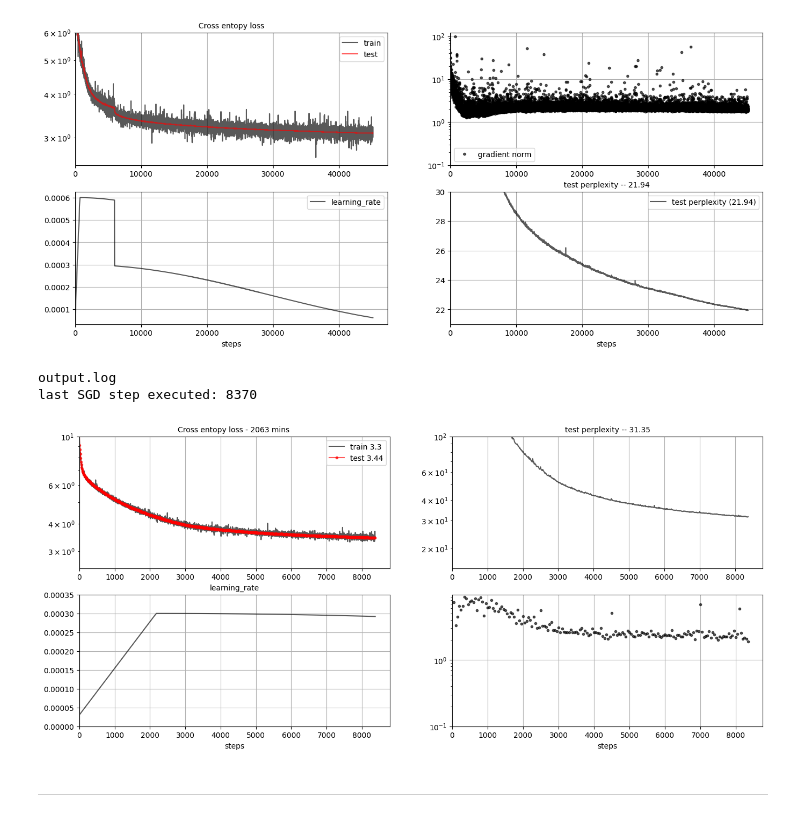
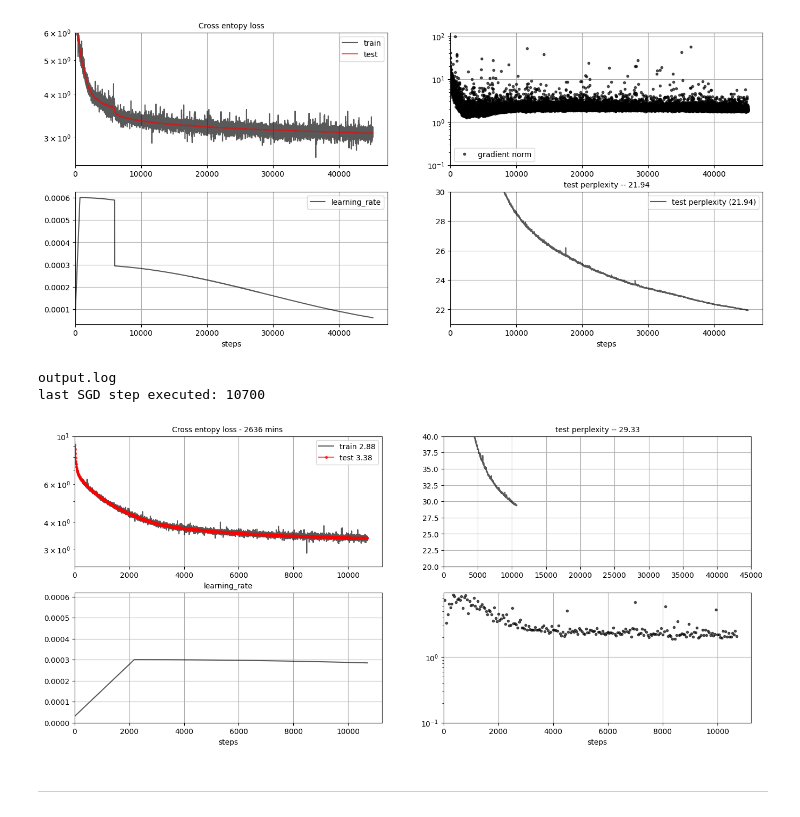
Before and after one commit to ozkansafak/decoder-llm, a Jupyter notebook: main.ipynb, the cells around one changed output. Cells and saved outputs as stored; diff of their text form; code cells hidden in the pictures.

```diff
--- a/main.ipynb
+++ b/main.ipynb
@@ -341,38 +341,39 @@ def plot_grads():
             list_time.append(minute + sec/60)
         elif line.startswith('=> Testset '):
             list_loss_val.append(float(line.split(' -- loss:')[1].split(' ')[0] ))
             list_ppl_val.append(float(line.split('ppl:')[1].split(' -- loss:')[0]))
             list_step_val.append(list_step[-1])
             list_time_val.append(list_time[-1])
 
     fig, axs = plt.subplots(2, 2, figsize=(3.5 * 3.236 * 1.45, 7))
     axs[0,0].semilogy(list_step, list_loss, 'k', label=f'train {min2(list_loss)}', alpha=.65)
     axs[0,0].semilogy(list_step_val, list_loss_val, 'r.-', label=f'test {min2(list_loss_val)}', alpha=.65)
     axs[0,0].set_ylim(2.5, 10)
     axs[0,0].set_title(f'Cross entopy loss - {list_time[-1]:.0f} mins ')
     axs[0,0].legend()
 
-    axs[0,1].semilogy(list_step_val, list_ppl_val, 'k-', alpha=.65, label=f'test perplexity ({min(list_ppl_val):.2f})')
-    axs[0,1].set_ylim(15, 100)
+    axs[0,1].plot(list_step_val, list_ppl_val, 'k-', alpha=.65, label=f'test perplexity ({min(list_ppl_val):.2f})')
+    axs[0,1].set_ylim(20, 40)
+    axs[0,1].set_xlim(0, 45000)
     axs[0,1].set_title(f'test perplexity -- {min(list_ppl_val):.2f}')
 
     axs[1,0].plot(list_step, list_lr, 'k', alpha=.65)
     axs[1,0].set_title('learning_rate')
-    axs[1,0].set_ylim(0,3.5e-4)
+    axs[1,0].set_ylim(0,6.2e-4)
 
     axs[1,1].semilogy(list_step, list_gradnorm,'k.', alpha=.65, label='gradient norm')
     axs[1,1].set_ylim(.1)
 
     [ax.set_xlim(0) for row in axs for ax in row]
     [ax.set_xlabel('steps') for ax in axs[1]]
     print('last SGD step executed:', int(list_step_val[-1]))
     return list_loss, list_loss_val, list_gradnorm, list_step, list_step_val, list_ppl_val, list_lr, list_time
 
 list_loss, list_loss_val, list_gradnorm, list_step, list_step_val, list_ppl_val, list_lr, list_time = plot_grads();
 # %% [output]
 output.log
-last SGD step executed: 8370
+last SGD step executed: 10700
-[figure, old version]
+[figure, new version]
 # %% [markdown]
 ---
 # %%
```
Also changed, not shown: parts of 33 cells of this notebook.
